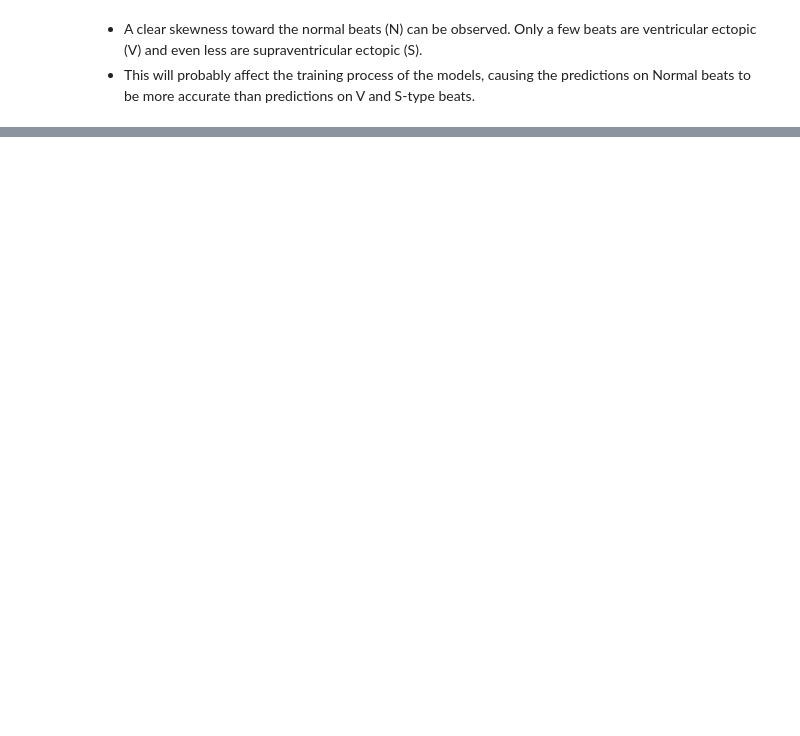
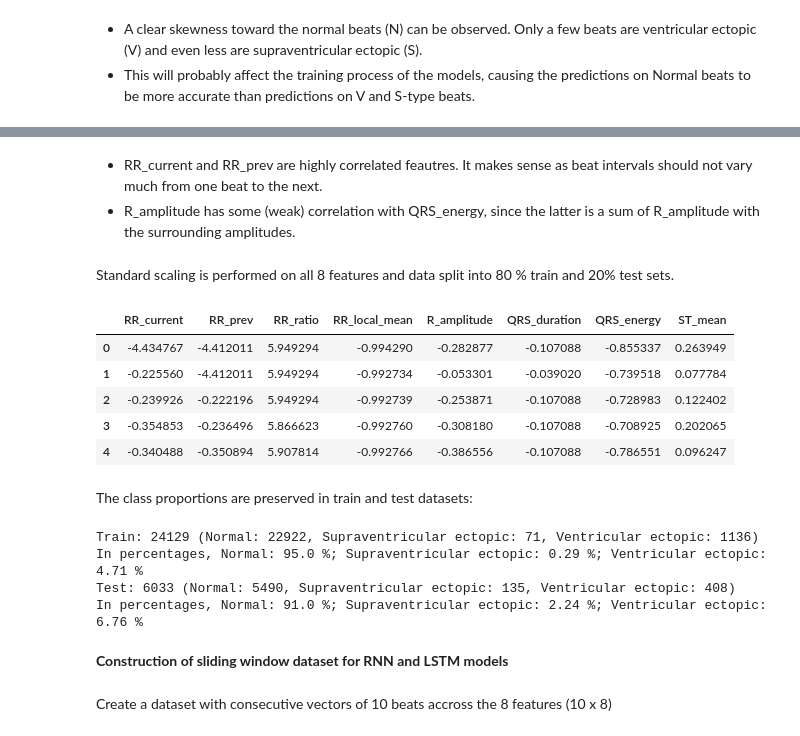
Before and after one commit to IvanPL-URV/A3-Machine-Learning, a Jupyter notebook: Team14_TimeSeries.ipynb, the cells around one changed output, grey strips where cells are left out. Saved outputs shown, nothing was run; the diff lists cells and outputs as text; code cells hidden in the pictures; blank space fills up the shorter version.

```diff
--- a/Team14_TimeSeries.ipynb
+++ b/Team14_TimeSeries.ipynb
@@ -186,6 +200,7 @@ for l, indiv_pos_ls in enumerate(peaks_pos_ls):
     st_mean_ls.append(st_mean)
 # %%
 feature_df=pd.DataFrame()
+feature_df["record_id"]=id_ls
 feature_df["RR_current"] = rr_current_ls
 feature_df["RR_prev"] = rr_prev_ls
 feature_df["RR_ratio"] = rr_ratio_ls
@@ -194,3 +209,4 @@ feature_df["R_amplitude"] = r_amplitude_ls
 feature_df["QRS_duration"] = qrs_duration_ls
 feature_df["QRS_energy"] = qrs_energy_ls
 feature_df["ST_mean"] = st_mean_ls
+feature_df["target"] = labels_ls
@@ -214,0 +213,6 @@ feature_df
+# %%
+# Flatten the lists into a one-value-per-cell dataframe
+feature_df = (
+    feature_df.explode(["RR_current", "RR_prev", "RR_ratio", "RR_local_mean", "R_amplitude", "QRS_duration", "QRS_energy", "ST_mean", "target"],
+                       ignore_index=True)
+)
@@ -214,0 +267,5 @@ feature_df
+# %% [markdown]
+- RR_current and RR_prev are highly correlated feautres. It makes sense as beat intervals should not vary much from one beat to the next.
+- R_amplitude has some (weak) correlation with QRS_energy, since the latter is a sum of R_amplitude with the surrounding amplitudes.
+# %% [markdown]
+Standard scaling is performed on all 8 features and data split into 80 % train and 20% test sets.
@@ -214,0 +275,46 @@ feature_df
+# %%
+X = feature_df.drop(columns=['record_id', 'target'])
+y = feature_df['target']
+X_train, X_test, y_train, y_test = train_test_split(X, y, test_size=0.2, random_state=42, shuffle=False)
+# %%
+scaler = StandardScaler()
+X_train_scaled = scaler.fit_transform(X_train) # We fit the scaler only on the training set to avoid data leakage
+X_test_scaled = scaler.transform(X_test) # We transform the test data using the fitted scaler
+# Convert back to DataFrame for readability
+X_train_scaled = pd.DataFrame(
+    X_train_scaled,
+    columns=X_train.columns,
+    index=X_train.index
+)
+
+X_test_scaled = pd.DataFrame(
+    X_test_scaled,
+    columns=X_test.columns,
+    index=X_test.index
+)
+
+X_train_scaled.head()
+# %% [output]
+|  | RR_current | RR_prev | RR_ratio | RR_local_mean | R_amplitude | QRS_duration | QRS_energy | ST_mean |
+| 0 | -4.434767 | -4.412011 | 5.949294 | -0.994290 | -0.282877 | -0.107088 | -0.855337 | 0.263949 |
+| 1 | -0.225560 | -4.412011 | 5.949294 | -0.992734 | -0.053301 | -0.039020 | -0.739518 | 0.077784 |
+| 2 | -0.239926 | -0.222196 | 5.949294 | -0.992739 | -0.253871 | -0.107088 | -0.728983 | 0.122402 |
+| 3 | -0.354853 | -0.236496 | 5.866623 | -0.992760 | -0.308180 | -0.107088 | -0.708925 | 0.202065 |
+| 4 | -0.340488 | -0.350894 | 5.907814 | -0.992766 | -0.386556 | -0.107088 | -0.786551 | 0.096247 |
+# %% [markdown]
+The class proportions are preserved in train and test datasets:
+# %%
+# We check the distribution of classes in the training and test sets
+print(f"Train: {len(X_train)} (Normal: {sum(y_train=="N")}, Supraventricular ectopic: {sum(y_train=="S")}, Ventricular ectopic: {sum(y_train=="V")})")
+print(f"In percentages, Normal: {round(sum(y_train=="N")/len(X_train)*100, 2)} %; Supraventricular ectopic: {round(sum(y_train=="S")/len(X_train)*100, 2)} %; Ventricular ectopic: {round(sum(y_train=="V")/len(X_train)*100, 2)} %")
+print(f"Test: {len(X_test)} (Normal: {sum(y_test=="N")}, Supraventricular ectopic: {sum(y_test=="S")}, Ventricular ectopic: {sum(y_test=="V")})")
+print(f"In percentages, Normal: {round(sum(y_test=="N")/len(X_test)*100, 2)} %; Supraventricular ectopic: {round(sum(y_test=="S")/len(X_test)*100, 2)} %; Ventricular ectopic: {round(sum(y_test=="V")/len(X_test)*100, 2)} %")
+# %% [output]
+Train: 24129 (Normal: 22922, Supraventricular ectopic: 71, Ventricular ectopic: 1136)
+In percentages, Normal: 95.0 %; Supraventricular ectopic: 0.29 %; Ventricular ectopic: 4.71 %
+Test: 6033 (Normal: 5490, Supraventricular ectopic: 135, Ventricular ectopic: 408)
+In percentages, Normal: 91.0 %; Supraventricular ectopic: 2.24 %; Ventricular ectopic: 6.76 %
+# %% [markdown]
+**Construction of sliding window dataset for RNN and LSTM models**
+# %% [markdown]
+Create a dataset with consecutive vectors of 10 beats accross the 8 features (10 x 8)
```
Also changed, not shown: parts of 14 cells of this notebook.
